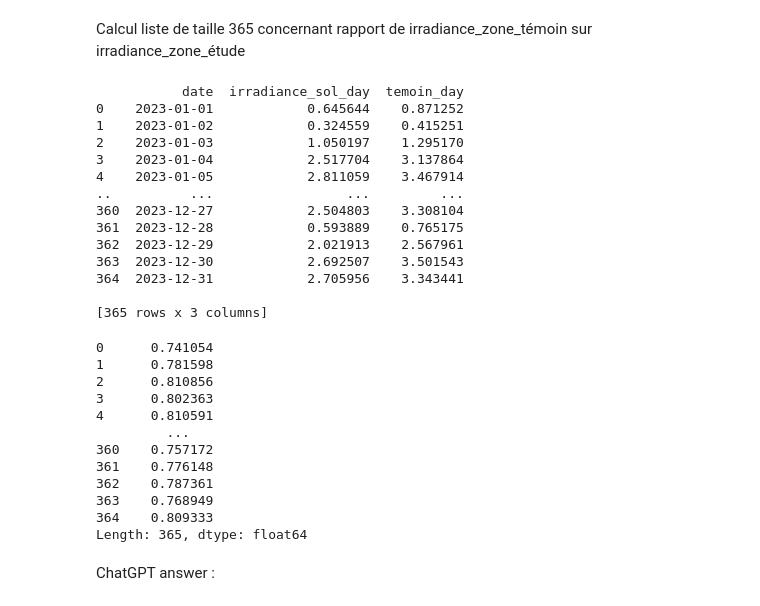
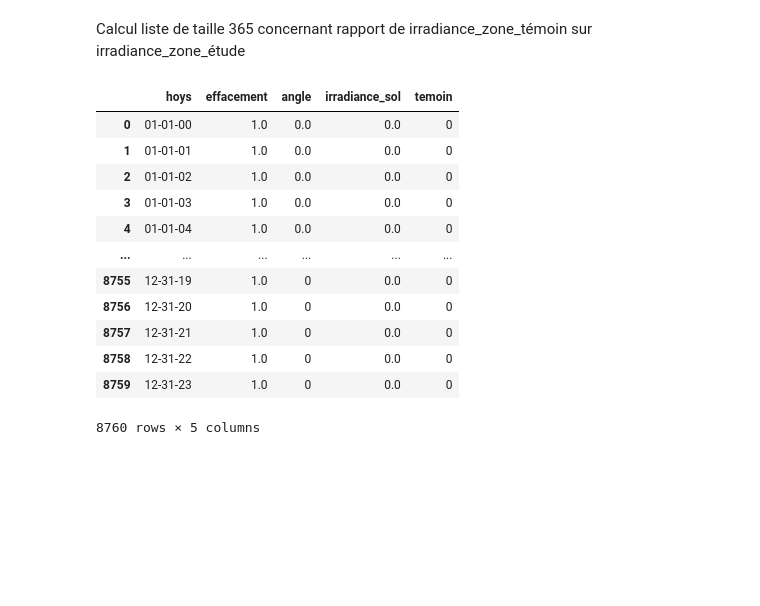
Before and after one commit to McoVale/TSAgriPV, a Jupyter notebook: excel.ipynb, the cells around one changed output. Saved outputs shown, nothing was run; the diff lists cells and outputs as text; code cells hidden in the pictures; blank space fills up the shorter version.

```diff
--- a/excel.ipynb
+++ b/excel.ipynb
@@ -192,45 +199,2 @@ tab_1[0:24]
 # %% [markdown]
 Calcul liste de taille 365 concernant rapport de irradiance_zone_témoin sur irradiance_zone_étude
-# %%
-df_daily = tab_1.groupby(tab_1['hoys'].dt.date)['irradiance_sol','temoin'].sum().reset_index()
-
-df_daily.columns = ['date', 'irradiance_sol_day','temoin_day']
-print(df_daily)
-# %% [output]
-           date  irradiance_sol_day  temoin_day
-0    2023-01-01            0.645644    0.871252
-1    2023-01-02            0.324559    0.415251
-2    2023-01-03            1.050197    1.295170
-3    2023-01-04            2.517704    3.137864
-4    2023-01-05            2.811059    3.467914
-..          ...                 ...         ...
-360  2023-12-27            2.504803    3.308104
-361  2023-12-28            0.593889    0.765175
-362  2023-12-29            2.021913    2.567961
-363  2023-12-30            2.692507    3.501543
-364  2023-12-31            2.705956    3.343441
-
-[365 rows x 3 columns]
-# %%
-#Export to an excel the daily ratio between control radiation and study-zone radiation
-
-daily_ratio = df_daily['irradiance_sol_day']/df_daily['temoin_day']
-# daily_ratio.to_excel('daily_ratio_rad.xlsx',header=False,index=False)
-print(daily_ratio)
-
-#Daily_ratio are to be multiplied with the Rad column of the climate STICS files
-# %% [output]
-0      0.741054
-1      0.781598
-2      0.810856
-3      0.802363
-4      0.810591
-         ...
-360    0.757172
-361    0.776148
-362    0.787361
-363    0.768949
-364    0.809333
-Length: 365, dtype: float64
-# %% [markdown]
-ChatGPT answer :
@@ -236,0 +217,16 @@ ChatGPT answer :
+# %%
+tab_1
+# %% [output]
+|  | hoys | effacement | angle | irradiance_sol | temoin |
+| 0 | 01-01-00 | 1.0 | 0.0 | 0.0 | 0 |
+| 1 | 01-01-01 | 1.0 | 0.0 | 0.0 | 0 |
+| 2 | 01-01-02 | 1.0 | 0.0 | 0.0 | 0 |
+| 3 | 01-01-03 | 1.0 | 0.0 | 0.0 | 0 |
+| 4 | 01-01-04 | 1.0 | 0.0 | 0.0 | 0 |
+| ... | ... | ... | ... | ... | ... |
+| 8755 | 12-31-19 | 1.0 | 0 | 0.0 | 0 |
+| 8756 | 12-31-20 | 1.0 | 0 | 0.0 | 0 |
+| 8757 | 12-31-21 | 1.0 | 0 | 0.0 | 0 |
+| 8758 | 12-31-22 | 1.0 | 0 | 0.0 | 0 |
+| 8759 | 12-31-23 | 1.0 | 0 | 0.0 | 0 |
+8760 rows × 5 columns
```
Also changed, not shown: parts of 11 cells of this notebook, 11 other files.
